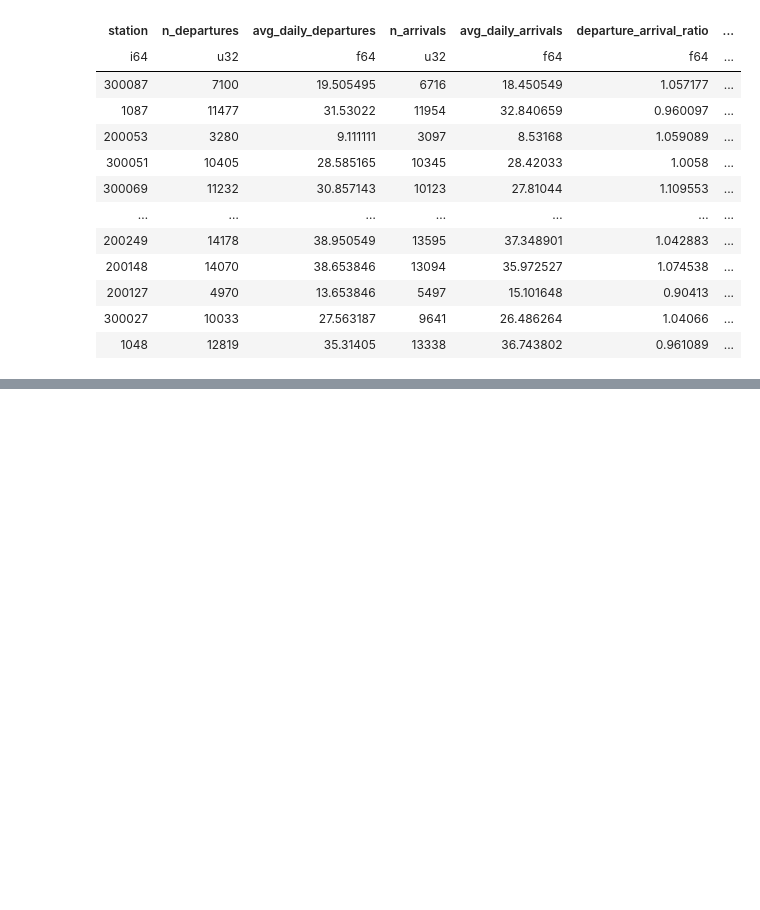
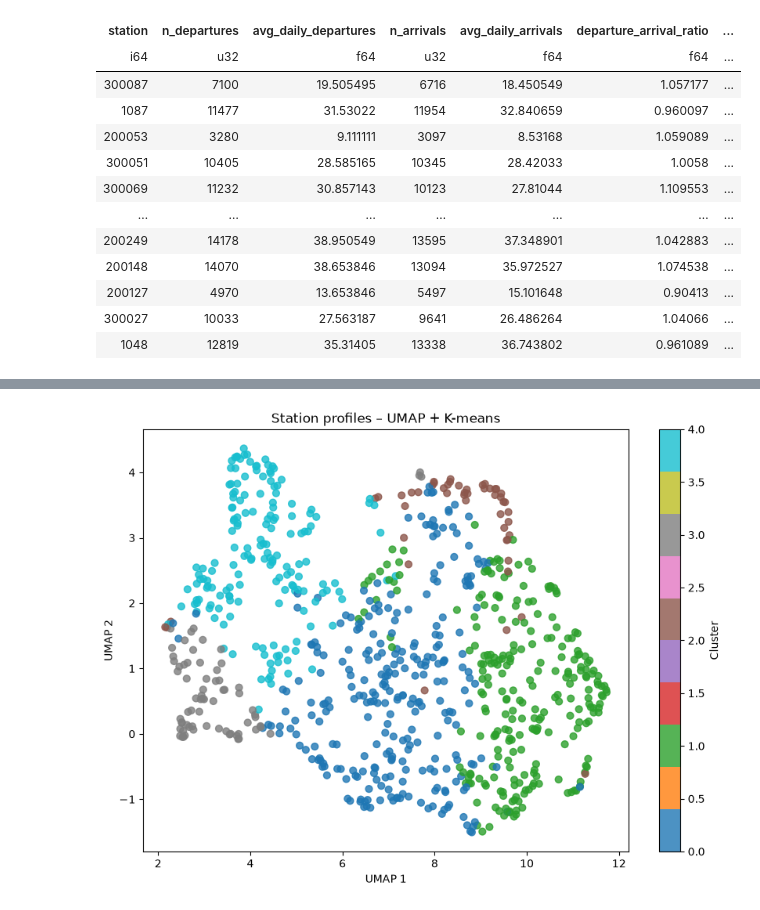
Before and after one commit to julianlopz/Dauphine, a Jupyter notebook: unsupervised_learning/project/final_notebook/2.analysis_clustering.ipynb, the cells around one changed output, grey strips where cells are left out. Saved outputs shown, nothing was run; the diff lists cells and outputs as text; code cells hidden in the pictures; blank space fills up the shorter version.

```diff
--- a/unsupervised_learning/project/final_notebook/2.analysis_clustering.ipynb
+++ b/unsupervised_learning/project/final_notebook/2.analysis_clustering.ipynb
@@ -647,0 +1199,24 @@ stations.write_csv("../data/output/v2/4.stations_df.csv")
+# %%
+#Select K value after analysis
+kmeans = KMeans(
+    n_clusters=4,
+    random_state=42,
+    n_init=20
+)
+
+labels = kmeans.fit_predict(X_scaled)
+
+
+# --------------------------------------------------------------------
+# CLAUDE'S NOTE -- re-examine k after the 'station' ID fix
+# --------------------------------------------------------------------
+# The choice of k=5 above was originally justified by "silhouette peaks
+# at 5" (cell earlier), but that read came from the buggy run. With the
+# fix, the silhouette curve actually peaks at k=2 (0.267), with a smaller
+# secondary local bump at k=4 (0.229) -- k=5 (0.175) is not a standout
+# choice on its own anymore.
+# k=5 is still a reasonable pick if you want more granular, interpretable
+# segments than the coarse 2-cluster split, and it no longer produces the
+# degenerate 1-station cluster -- but it's worth deciding consciously
+# between k=2, k=4, and k=5 rather than citing the old "peak at 5"
+# argument, which no longer holds.
@@ -647,0 +1248,22 @@ stations.write_csv("../data/output/v2/4.stations_df.csv")
+# %%
+#and same for umap
+plt.figure(figsize=(10, 7))
+
+scatter = plt.scatter(
+    X_umap[:, 0],
+    X_umap[:, 1],
+    c=labels,
+    cmap="tab10",
+    s=40,
+    alpha=0.8
+)
+
+plt.xlabel("UMAP 1")
+plt.ylabel("UMAP 2")
+plt.title("Station profiles – UMAP + K-means")
+
+plt.colorbar(scatter, label="Cluster")
+
+plt.show()
+# %% [output]
+[figure, added]
```
Also changed, not shown: parts of 58 cells of this notebook.
